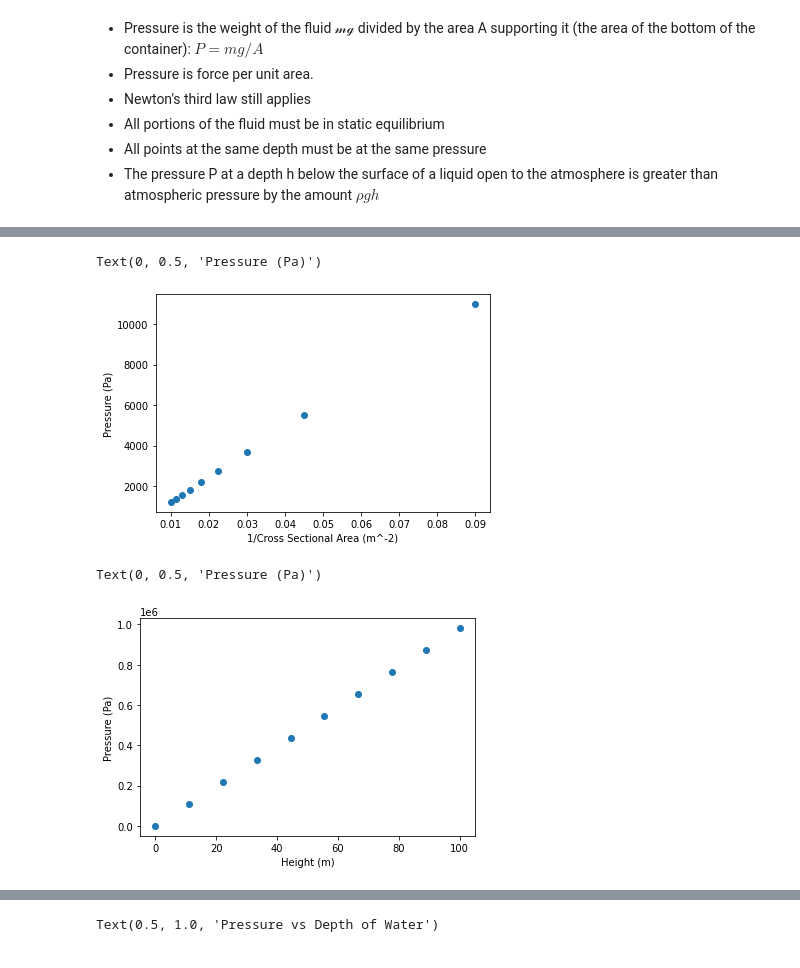
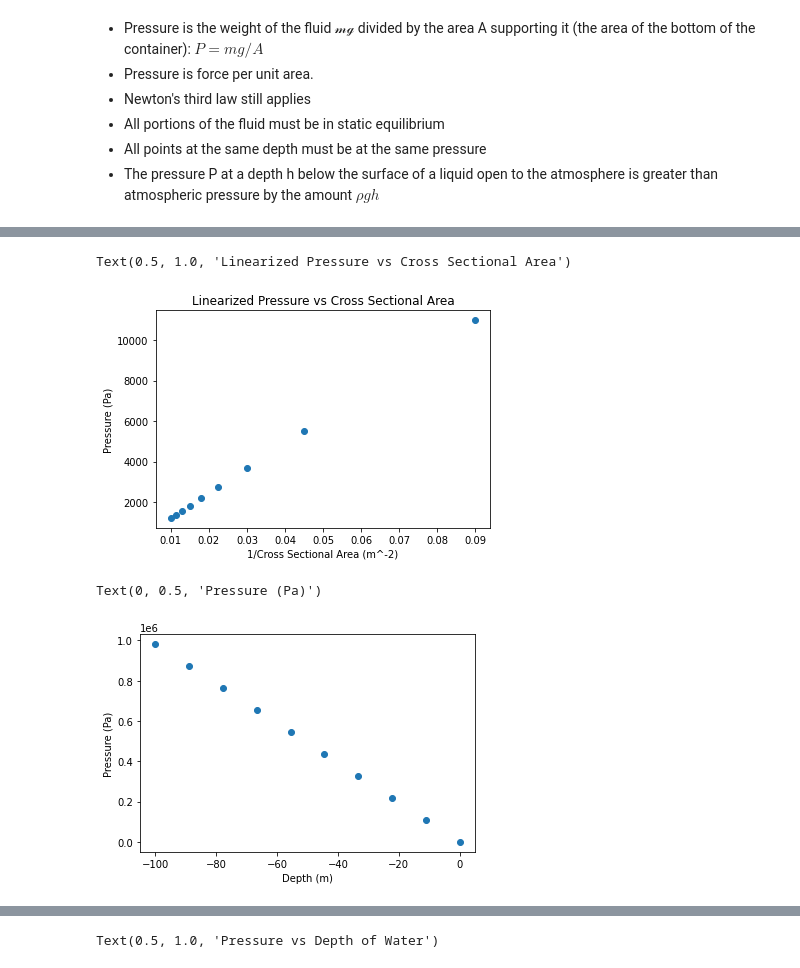
Before and after one commit to astrocardozo/IB-Physics, a Jupyter notebook: IB_Physics_2/Unit 1- Fluids/Unit 1-Guided Notes.ipynb, the cells around one changed output, grey strips where cells are left out. Saved outputs shown, nothing was run; the diff lists cells and outputs as text; code cells hidden in the pictures.

```diff
--- a/IB_Physics_2/Unit 1- Fluids/Unit 1-Guided Notes.ipynb
+++ b/IB_Physics_2/Unit 1- Fluids/Unit 1-Guided Notes.ipynb
@@ -34,32 +35,33 @@ Text(0, 0.5, 'Pressure (Pa)')
 # %%
 def Pressure(F,A):
     P = F/A
     return P
 
 F = 1.22E5
 A = np.linspace(0,100,10)
 y = Pressure(F,A)
 
 plt.scatter(1/A,y)
 plt.xlabel('1/Cross Sectional Area (m^-2)')
 plt.ylabel('Pressure (Pa)')
+plt.title('Linearized Pressure vs Cross Sectional Area')
 # %% [output]
-Text(0, 0.5, 'Pressure (Pa)')
+Text(0.5, 1.0, 'Linearized Pressure vs Cross Sectional Area')
-[figure, old version]
+[figure, new version]
 # %%
 def Pressure(rho,g,h):
     P = rho*g*h
     return P
 
 
-h = np.linspace(0,100,10)
+h = np.linspace(0,-100,10) #displacement is negative
 rho = 1E3
-g = 9.81
+g = -9.81
 y = Pressure(rho,g,h)
 
 plt.scatter(h,y)
-plt.xlabel('Height (m)')
+plt.xlabel('Depth (m)')
 plt.ylabel('Pressure (Pa)')
 # %% [output]
 Text(0, 0.5, 'Pressure (Pa)')
-[figure, old version]
+[figure, new version]
```
Also changed, not shown: parts of 5 cells of this notebook.
